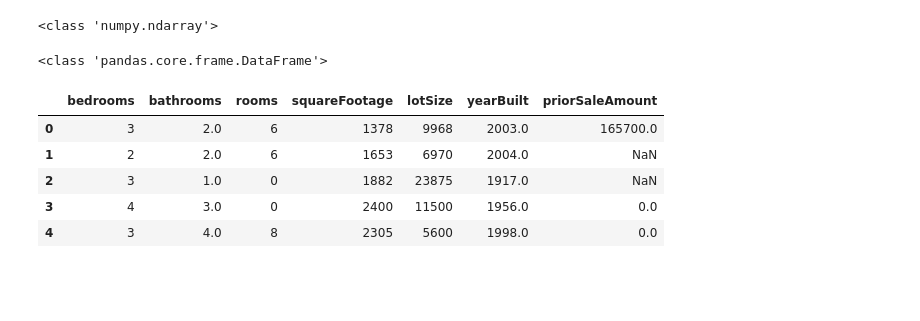
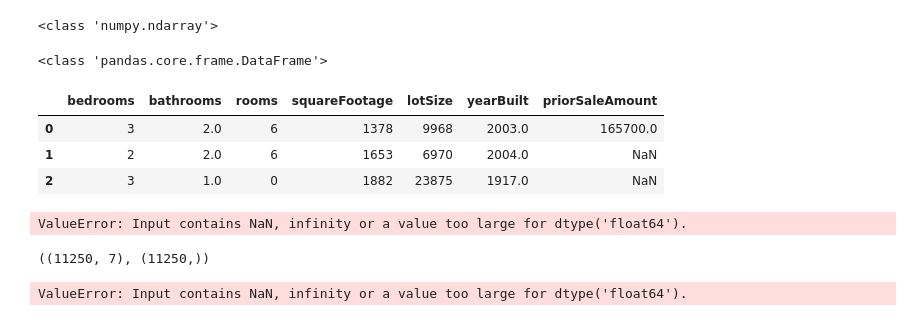
Before and after one commit to alwinruby/pirple_data_mining, a Jupyter notebook: DataMiningFundementals/datamining.ipynb, the cells around one changed output. Drawn from its saved outputs; the diff is of its cells as text; code cells hidden in the pictures; blank space fills up the shorter version.

Commit message:
Classification and regression part A

```diff
--- a/DataMiningFundementals/datamining.ipynb
+++ b/DataMiningFundementals/datamining.ipynb
@@ -216,11 +229,9 @@ print(type(X))
 # %% [output]
 <class 'pandas.core.frame.DataFrame'>
 # %%
-X.head()
+X.head(3)
 # %% [output]
 |  | bedrooms | bathrooms | rooms | squareFootage | lotSize | yearBuilt | priorSaleAmount |
 | 0 | 3 | 2.0 | 6 | 1378 | 9968 | 2003.0 | 165700.0 |
 | 1 | 2 | 2.0 | 6 | 1653 | 6970 | 2004.0 | NaN |
 | 2 | 3 | 1.0 | 0 | 1882 | 23875 | 1917.0 | NaN |
-| 3 | 4 | 3.0 | 0 | 2400 | 11500 | 1956.0 | 0.0 |
-| 4 | 3 | 4.0 | 8 | 2305 | 5600 | 1998.0 | 0.0 |
@@ -226,0 +240,7 @@ X.head()
+# %%
+lg = LinearRegression()
+#pd.DataFrame(X).fillna()
+lg.fit(X,y) #training
+lg.score(X,y)
+# %% [output]
+ValueError: Input contains NaN, infinity or a value too large for dtype('float64').
@@ -226,0 +249,10 @@ X.head()
+# %%
+X_train.shape, y_train.shape
+# %% [output]
+((11250, 7), (11250,))
+# %%
+lg = LinearRegression()
+lg.fit(X_train,y_train) # training , fit
+lg.score(X_test,y_test) # evaluate , score, R2
+# %% [output]
+ValueError: Input contains NaN, infinity or a value too large for dtype('float64').
```
Also changed, not shown: parts of 7 cells of this notebook.
